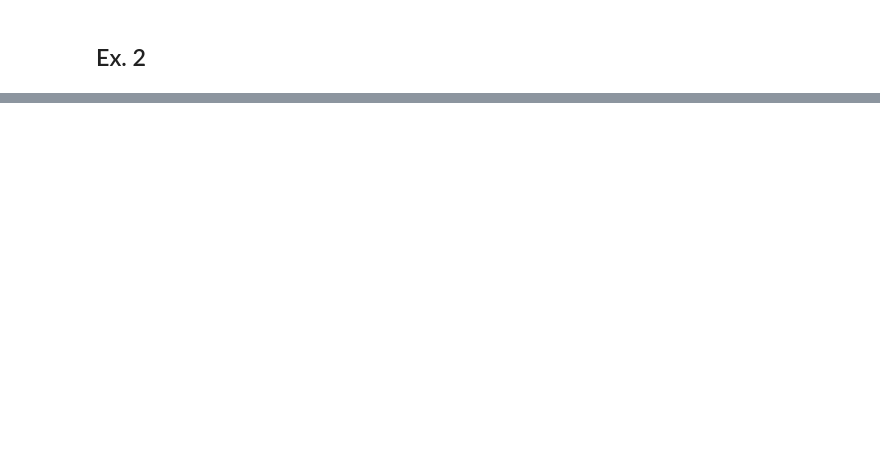
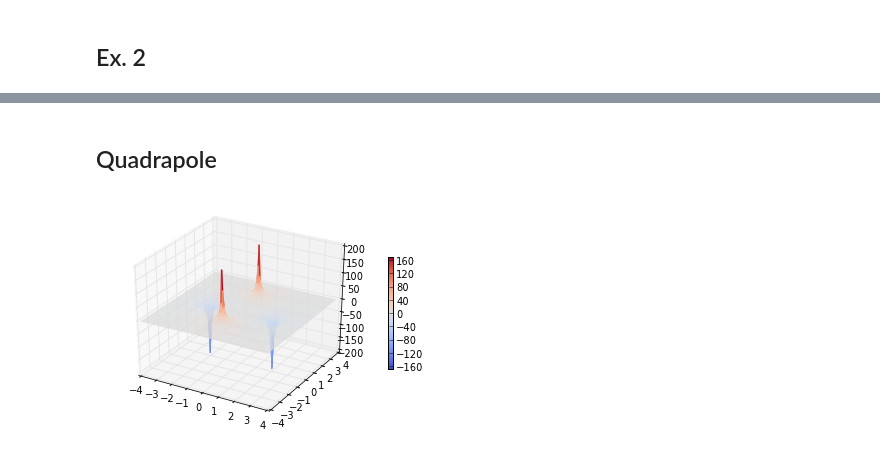
Before and after one commit to npilgram/PHYS202-S13, a Jupyter notebook: Week4/TuesdayNotes-4-23.ipynb, the cells around one changed output, grey strips where cells are left out. Drawn from its saved outputs; the diff is of its cells as text; code cells hidden in the pictures; blank space fills up the shorter version.

```diff
--- a/Week4/TuesdayNotes-4-23.ipynb
+++ b/Week4/TuesdayNotes-4-23.ipynb
@@ -113,0 +192,15 @@ cb = fig.colorbar(v, shrink=0.5)
+# %% [markdown]
+## Quadrapole
+# %%
+dx = 8./101
+dy = 8./101
+x,y= meshgrid(arange(-4,4,dx), arange(-4,4,dy))
+q_1 = 1e-9
+q_2 = -1e-9
+Vxy = pointPotential(x,y,q_1,0.,2.)+pointPotential(x,y,q_1,0.,-2.)+pointPotential(x,y,q_2,2.,0.)+pointPotential(x,y,q_2,-2.,0.)
+fig = figure()
+ax = fig.gca(projection='3d')
+v = ax.plot_surface(x,y,Vxy, rstride=1, cstride=1,cmap=cm.coolwarm, linewidth=0)
+cb = fig.colorbar(v, shrink=0.5)
+# %% [output]
+[figure, added]
```
Also changed, not shown: parts of 15 cells of this notebook.
